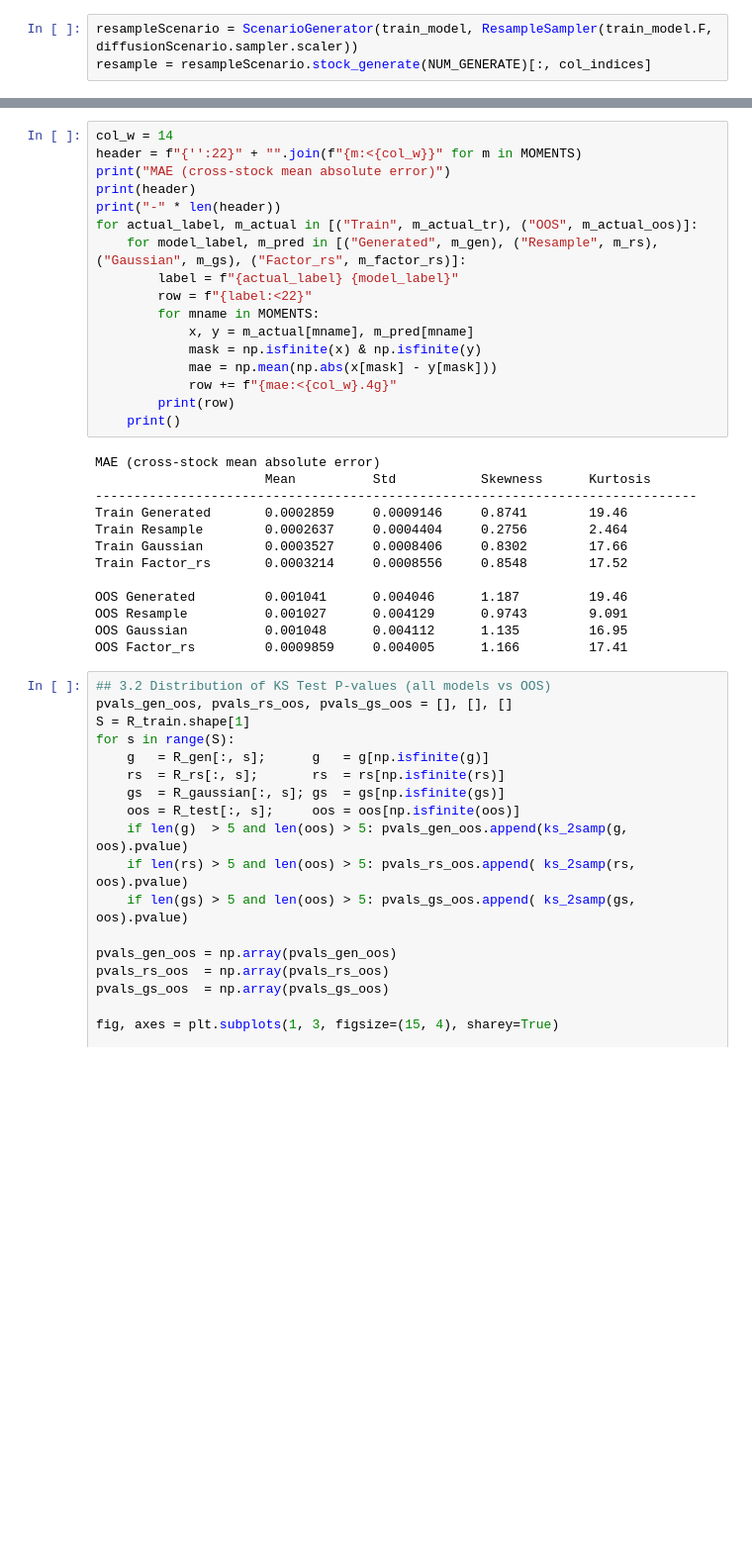
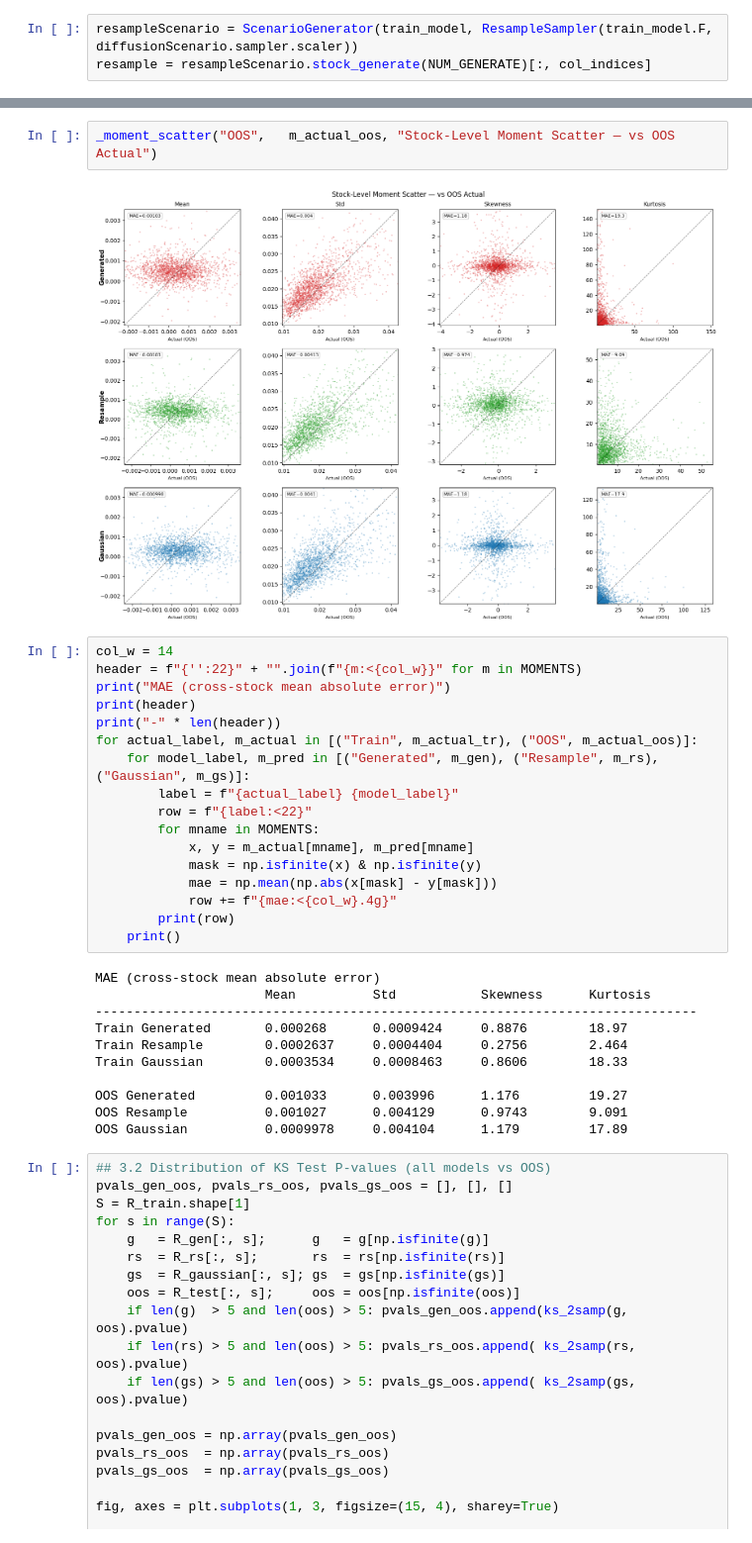
Before and after one commit to yryMax/TailEnhancedFinDiff, a Jupyter notebook: stock_evaluation.ipynb, the cells around one changed output, grey strips where cells are left out. Shown at 99% size. Saved outputs shown, nothing was run; the diff lists cells and outputs as text; blank space fills up the shorter version.

```diff
--- a/stock_evaluation.ipynb
+++ b/stock_evaluation.ipynb
@@ -136,3 +135,7 @@ _moment_scatter("Train", m_actual_tr,  "Stock-Level Moment Scatter — vs Train
+# %%
+_moment_scatter("OOS",   m_actual_oos, "Stock-Level Moment Scatter — vs OOS Actual")
+# %% [output]
+[figure, added]
 # %%
 col_w = 14
 header = f"{'':22}" + "".join(f"{m:<{col_w}}" for m in MOMENTS)
@@ -140,7 +143,7 @@ print("MAE (cross-stock mean absolute error)")
 print(header)
 print("-" * len(header))
 for actual_label, m_actual in [("Train", m_actual_tr), ("OOS", m_actual_oos)]:
-    for model_label, m_pred in [("Generated", m_gen), ("Resample", m_rs), ("Gaussian", m_gs), ("Factor_rs", m_factor_rs)]:
+    for model_label, m_pred in [("Generated", m_gen), ("Resample", m_rs), ("Gaussian", m_gs)]:
         label = f"{actual_label} {model_label}"
         row = f"{label:<22}"
         for mname in MOMENTS:
@@ -154,15 +157,13 @@ for actual_label, m_actual in [("Train", m_actual_tr), ("OOS", m_actual_oos)]:
 MAE (cross-stock mean absolute error)
                       Mean          Std           Skewness      Kurtosis
 ------------------------------------------------------------------------------
-Train Generated       0.0002859     0.0009146     0.8741        19.46
+Train Generated       0.000268      0.0009424     0.8876        18.97
 Train Resample        0.0002637     0.0004404     0.2756        2.464
-Train Gaussian        0.0003527     0.0008406     0.8302        17.66
-Train Factor_rs       0.0003214     0.0008556     0.8548        17.52
+Train Gaussian        0.0003534     0.0008463     0.8606        18.33
 
-OOS Generated         0.001041      0.004046      1.187         19.46
+OOS Generated         0.001033      0.003996      1.176         19.27
 OOS Resample          0.001027      0.004129      0.9743        9.091
-OOS Gaussian          0.001048      0.004112      1.135         16.95
-OOS Factor_rs         0.0009859     0.004005      1.166         17.41
+OOS Gaussian          0.0009978     0.004104      1.179         17.89
 # %%
 ## 3.2 Distribution of KS Test P-values (all models vs OOS)
 pvals_gen_oos, pvals_rs_oos, pvals_gs_oos = [], [], []
```
Also changed, not shown: parts of 6 cells of this notebook, 3 other files.
